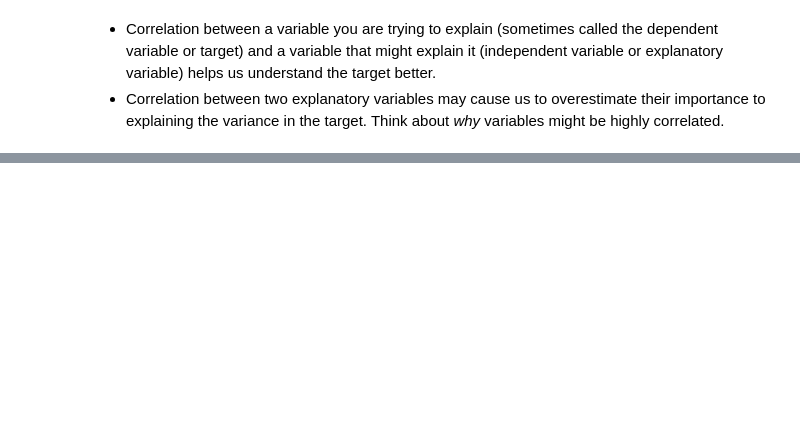
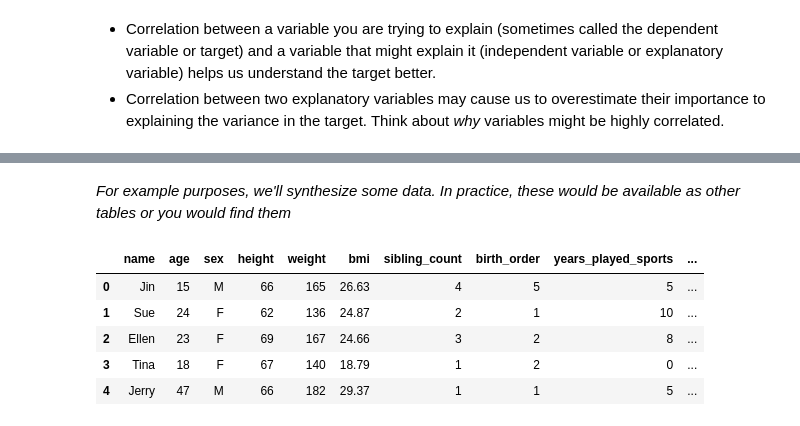
Before and after one commit to NSS-Data-Instructional-Stuff/data-analytics, a Jupyter notebook: notebooks/stats_for_data_analytics.ipynb, the cells around one changed output, grey strips where cells are left out. Saved outputs shown, nothing was run; the diff lists cells and outputs as text; code cells hidden in the pictures; blank space fills up the shorter version.

```diff
--- a/notebooks/stats_for_data_analytics.ipynb
+++ b/notebooks/stats_for_data_analytics.ipynb
@@ -144,0 +105,19 @@ people_df.corr()
+# %% [markdown]
+_For example purposes, we'll synthesize some data. In practice, these would be available as other tables or you would find them_
+# %%
+people_df['num_sports_teams'] = [random.randint(50, 200) for i in range(len(people_df))]
+# %%
+people_df['fam_tax_rate'] = [random.choice([.1, .12, .22, .24, .32, .35, .37]) for i in range(len(people_df))]
+# %%
+people_df['num_younger_sib'] = (people_df['sibling_count']+1) - people_df['birth_order']
+# %%
+people_df['num_older_sib'] = people_df['sibling_count'] - people_df['num_younger_sib']
+# %%
+people_df.head()
+# %% [output]
+|  | name | age | sex | height | weight | bmi | sibling_count | birth_order | years_played_sports | ... |
+| 0 | Jin | 15 | M | 66 | 165 | 26.63 | 4 | 5 | 5 | ... |
+| 1 | Sue | 24 | F | 62 | 136 | 24.87 | 2 | 1 | 10 | ... |
+| 2 | Ellen | 23 | F | 69 | 167 | 24.66 | 3 | 2 | 8 | ... |
+| 3 | Tina | 18 | F | 67 | 140 | 18.79 | 1 | 2 | 0 | ... |
+| 4 | Jerry | 47 | M | 66 | 182 | 29.37 | 1 | 1 | 5 | ... |
```
Also changed, not shown: parts of 21 cells of this notebook, 1 other file.
